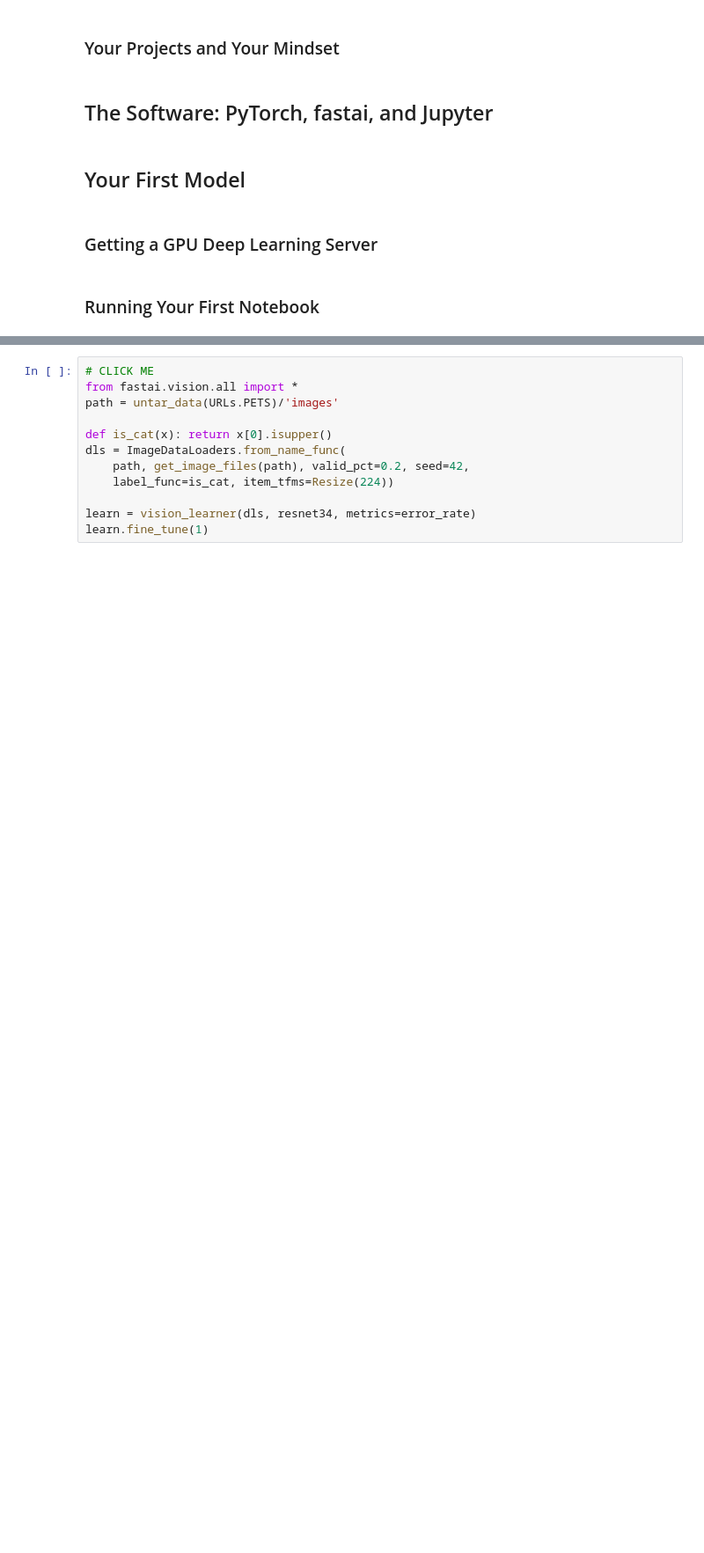
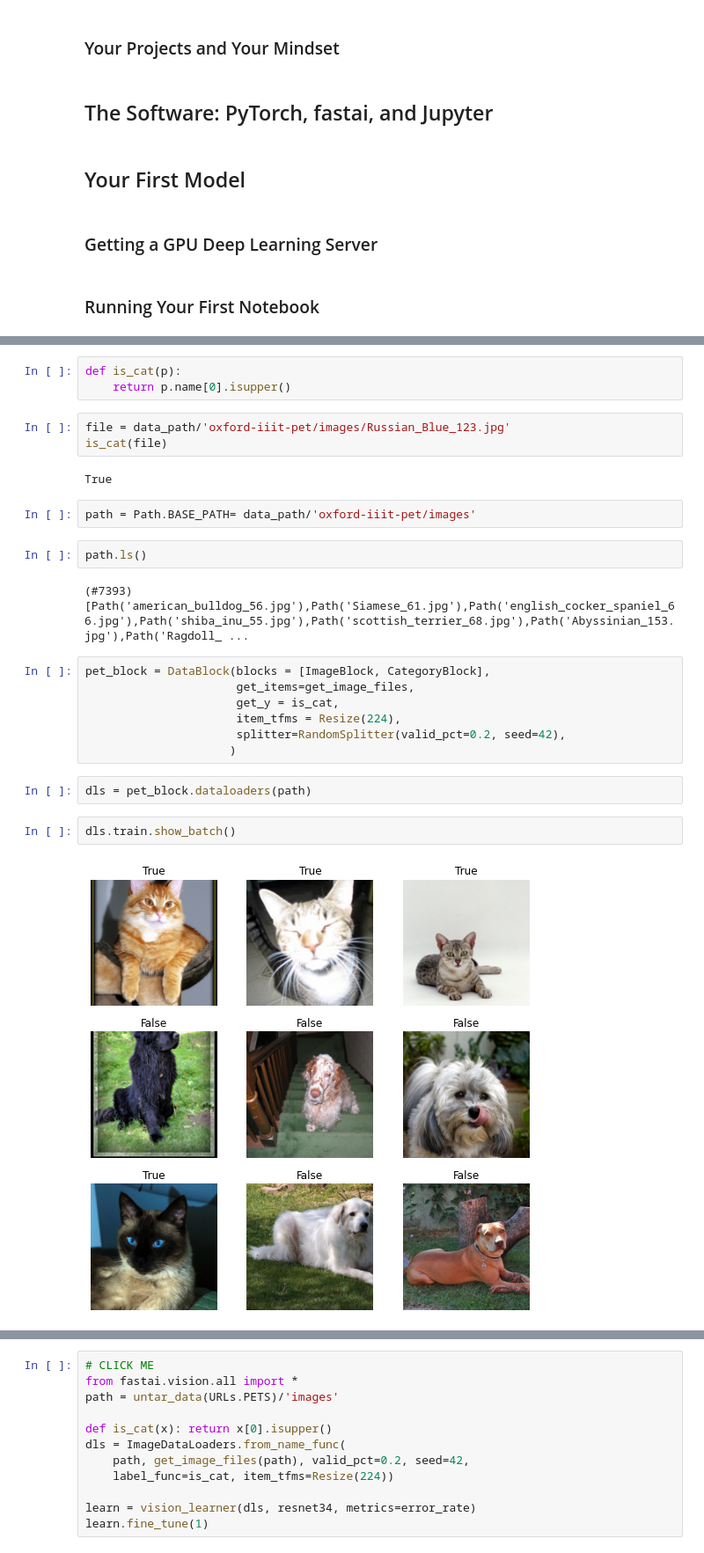
Before and after one commit to harpreetmann24/fastbook, a Jupyter notebook: clean_harpreet/01_intro.ipynb, the cells around one changed output, grey strips where cells are left out. Shown at 88% size. Saved outputs shown, nothing was run; the diff lists cells and outputs as text; blank space fills up the shorter version.

```diff
--- a/clean_harpreet/01_intro.ipynb
+++ b/clean_harpreet/01_intro.ipynb
@@ -32,0 +55,27 @@ from fastbook import *
+# %%
+def is_cat(p):
+    return p.name[0].isupper()
+# %%
+file = data_path/'oxford-iiit-pet/images/Russian_Blue_123.jpg'
+is_cat(file)
+# %% [output]
+True
+# %%
+path = Path.BASE_PATH= data_path/'oxford-iiit-pet/images'
+# %%
+path.ls()
+# %% [output]
+(#7393) [Path('american_bulldog_56.jpg'),Path('Siamese_61.jpg'),Path('english_cocker_spaniel_66.jpg'),Path('shiba_inu_55.jpg'),Path('scottish_terrier_68.jpg'),Path('Abyssinian_153.jpg'),Path('Ragdoll_ ...
+# %%
+pet_block = DataBlock(blocks = [ImageBlock, CategoryBlock],
+                      get_items=get_image_files,
+                      get_y = is_cat,
+                      item_tfms = Resize(224),
+                      splitter=RandomSplitter(valid_pct=0.2, seed=42),
+                     )
+# %%
+dls = pet_block.dataloaders(path)
+# %%
+dls.train.show_batch()
+# %% [output]
+[figure, added]
```
Also changed, not shown: parts of 38 cells of this notebook, 1 other file.
